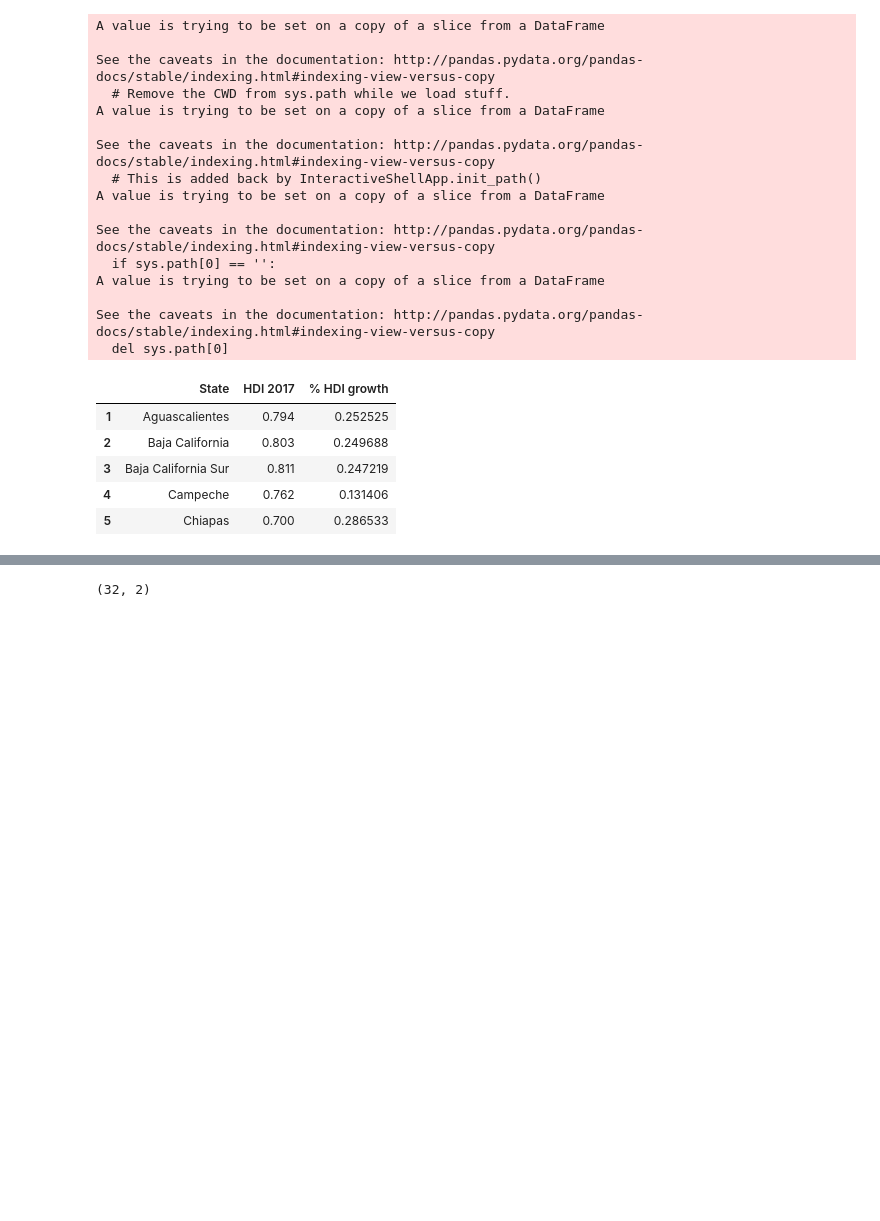
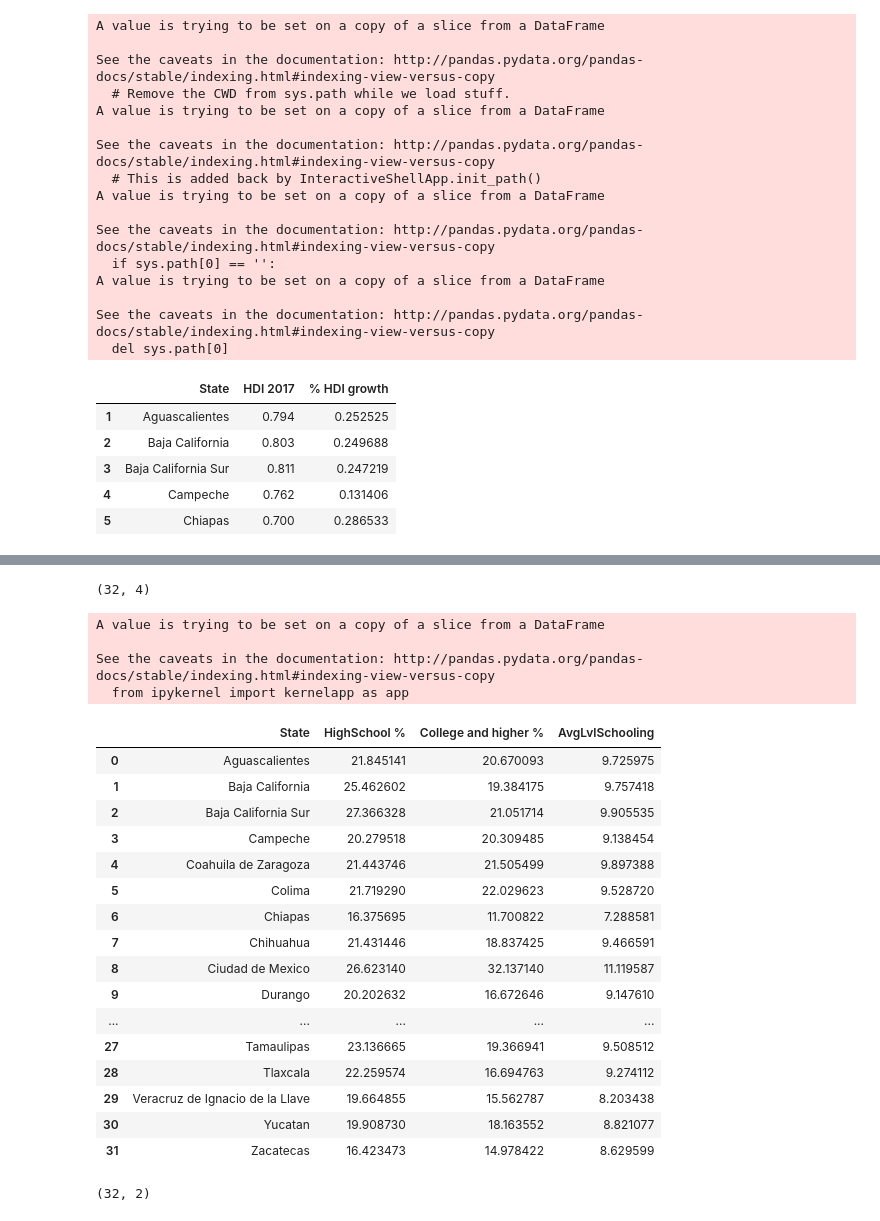
Before and after one commit to tezcahernandez/tsolutions, a Jupyter notebook: Main.ipynb, the cells around one changed output, grey strips where cells are left out. Drawn from its saved outputs; the diff is of its cells as text; code cells hidden in the pictures; blank space fills up the shorter version.

```diff
--- a/Main.ipynb
+++ b/Main.ipynb
@@ -84,3 +84,44 @@ BancosVf.head()
+# %%
+educationStatsPerState = pd.read_csv("./Datasets/TopEducationPerState.csv", index_col = 0)
+print(educationStatsPerState.shape)
+educationStatsPerState['Entidad federativa'] = [row[3:] for row in educationStatsPerState['Entidad federativa']]
+
+educationStatsPerState.rename(columns={
+    'Entidad federativa':'State',
+    'Educación media superior2': "HighSchool %",
+    'Educación superior3': "College and higher %",
+    "Grado promedio de escolaridad": "AvgLvlSchooling"
+},
+                        inplace=True)
+
+cols = educationStatsPerState.select_dtypes(include=[np.object]).columns
+educationStatsPerState[cols] = educationStatsPerState[cols].apply(lambda x: x.str.normalize('NFKD').str.encode('ascii', errors='ignore').str.decode('utf-8'))
+educationStatsPerState["State"][14] = "Mexico."
+
+educationStatsPerState
+# %% [output]
+(32, 4)
+A value is trying to be set on a copy of a slice from a DataFrame
+
+See the caveats in the documentation: http://pandas.pydata.org/pandas-docs/stable/indexing.html#indexing-view-versus-copy
+  from ipykernel import kernelapp as app
+|  | State | HighSchool % | College and higher % | AvgLvlSchooling |
+| 0 | Aguascalientes | 21.845141 | 20.670093 | 9.725975 |
+| 1 | Baja California | 25.462602 | 19.384175 | 9.757418 |
+| 2 | Baja California Sur | 27.366328 | 21.051714 | 9.905535 |
+| 3 | Campeche | 20.279518 | 20.309485 | 9.138454 |
+| 4 | Coahuila de Zaragoza | 21.443746 | 21.505499 | 9.897388 |
+| 5 | Colima | 21.719290 | 22.029623 | 9.528720 |
+| 6 | Chiapas | 16.375695 | 11.700822 | 7.288581 |
+| 7 | Chihuahua | 21.431446 | 18.837425 | 9.466591 |
+| 8 | Ciudad de Mexico | 26.623140 | 32.137140 | 11.119587 |
+| 9 | Durango | 20.202632 | 16.672646 | 9.147610 |
+| ... | ... | ... | ... | ... |
+| 27 | Tamaulipas | 23.136665 | 19.366941 | 9.508512 |
+| 28 | Tlaxcala | 22.259574 | 16.694763 | 9.274112 |
+| 29 | Veracruz de Ignacio de la Llave | 19.664855 | 15.562787 | 8.203438 |
+| 30 | Yucatan | 19.908730 | 18.163552 | 8.821077 |
+| 31 | Zacatecas | 16.423473 | 14.978422 | 8.629599 |
 # %%
 internetPenetration = pd.read_csv("./Datasets/Internet penetration.csv")
 internetPenetration.rename(columns={
```
Also changed, not shown: parts of 10 cells of this notebook, 3 other files.
